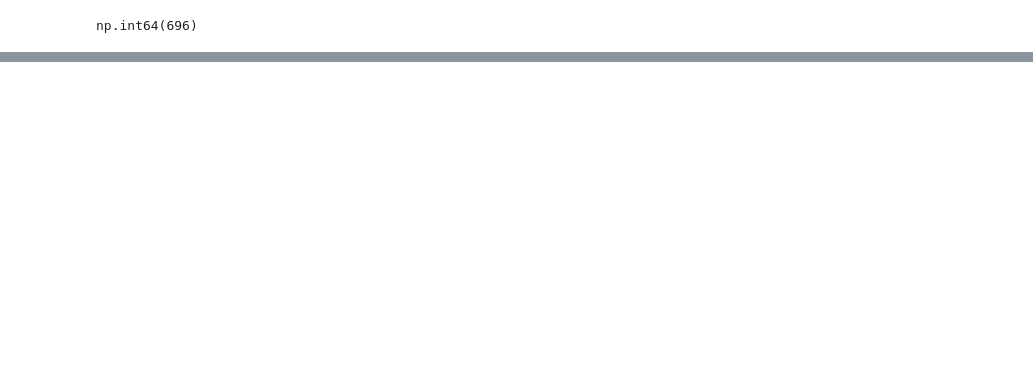
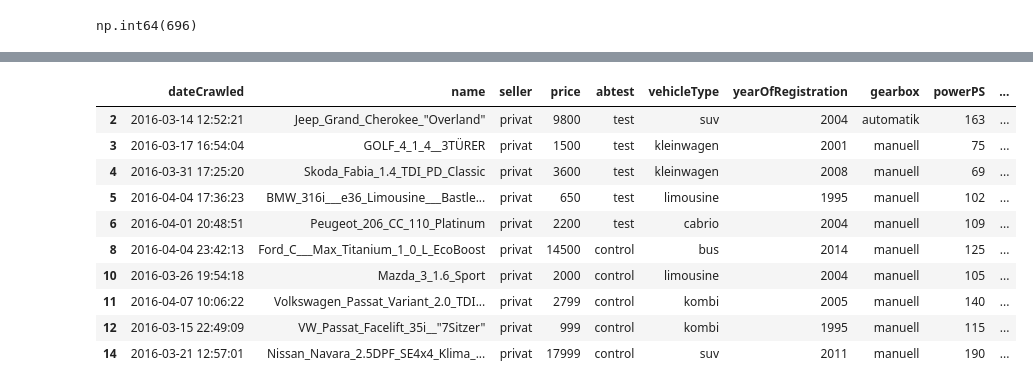
Before and after one commit to leakyfreezer/UsedCarPrice, a Jupyter notebook: ebay/cleaning_ebay.ipynb, the cells around one changed output, grey strips where cells are left out. Saved outputs shown, nothing was run; the diff lists cells and outputs as text; code cells hidden in the pictures; blank space fills up the shorter version.

Commit message:
First test/train split for ebay dataset

```diff
--- a/ebay/cleaning_ebay.ipynb
+++ b/ebay/cleaning_ebay.ipynb
@@ -116,7 +116,7 @@ notRepairedDamage      3758
 listingAge             5682
 dtype: int64
 # %%
-data = data[data.price > 100]
+data = data[data.price > 500]
 # %%
 data.head()
 # %% [output]
@@ -132,7 +132,7 @@ data = data.drop_duplicates()
 # %% [output]
 Duplikaate: 5
 # %%
-data = data[data.price < 200000]
+data = data[data.price < 100000]
 # %%
 data.offerType.value_counts()
 # %% [output]
@@ -193,4 +188 @@ Name: count, dtype: int64
-# %%
-data = data[data.powerPS > 0]
-data = data[data.powerPS < 700]
 # %%
@@ -206,0 +215,2 @@ Name: count, dtype: int64
+# %%
+data = data[data.vehicleType != "andere"]
@@ -206,0 +778,14 @@ Name: count, dtype: int64
+# %%
+data.head(10)
+# %% [output]
+|  | dateCrawled | name | seller | price | abtest | vehicleType | yearOfRegistration | gearbox | powerPS | ... |
+| 2 | 2016-03-14 12:52:21 | Jeep_Grand_Cherokee_"Overland" | privat | 9800 | test | suv | 2004 | automatik | 163 | ... |
+| 3 | 2016-03-17 16:54:04 | GOLF_4_1_4__3TÜRER | privat | 1500 | test | kleinwagen | 2001 | manuell | 75 | ... |
+| 4 | 2016-03-31 17:25:20 | Skoda_Fabia_1.4_TDI_PD_Classic | privat | 3600 | test | kleinwagen | 2008 | manuell | 69 | ... |
+| 5 | 2016-04-04 17:36:23 | BMW_316i___e36_Limousine___Bastle... | privat | 650 | test | limousine | 1995 | manuell | 102 | ... |
+| 6 | 2016-04-01 20:48:51 | Peugeot_206_CC_110_Platinum | privat | 2200 | test | cabrio | 2004 | manuell | 109 | ... |
+| 8 | 2016-04-04 23:42:13 | Ford_C___Max_Titanium_1_0_L_EcoBoost | privat | 14500 | control | bus | 2014 | manuell | 125 | ... |
+| 10 | 2016-03-26 19:54:18 | Mazda_3_1.6_Sport | privat | 2000 | control | limousine | 2004 | manuell | 105 | ... |
+| 11 | 2016-04-07 10:06:22 | Volkswagen_Passat_Variant_2.0_TDI... | privat | 2799 | control | kombi | 2005 | manuell | 140 | ... |
+| 12 | 2016-03-15 22:49:09 | VW_Passat_Facelift_35i__"7Sitzer" | privat | 999 | control | kombi | 1995 | manuell | 115 | ... |
+| 14 | 2016-03-21 12:57:01 | Nissan_Navara_2.5DPF_SE4x4_Klima_... | privat | 17999 | control | suv | 2011 | manuell | 190 | ... |
```
Also changed, not shown: parts of 12 cells of this notebook, 4 other files.
